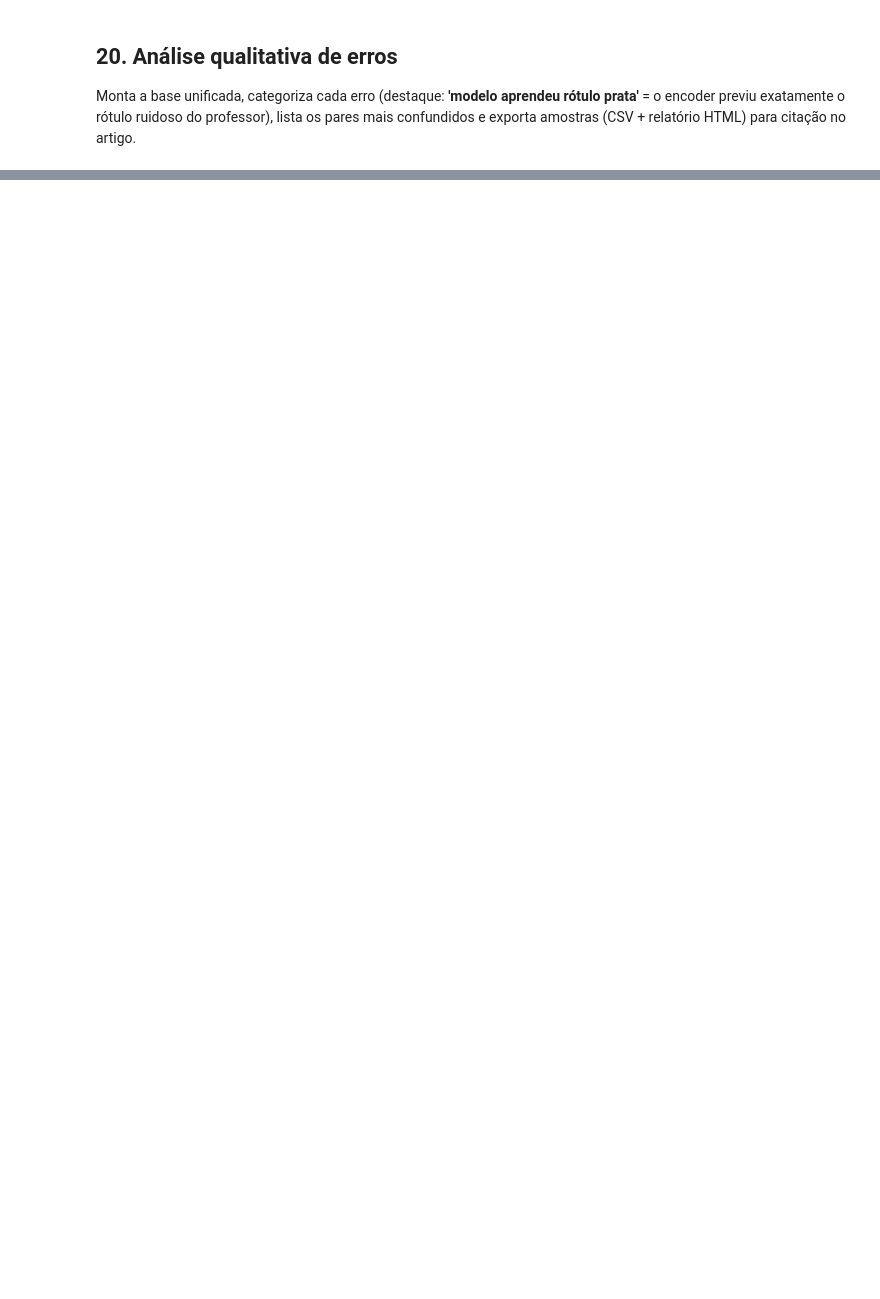
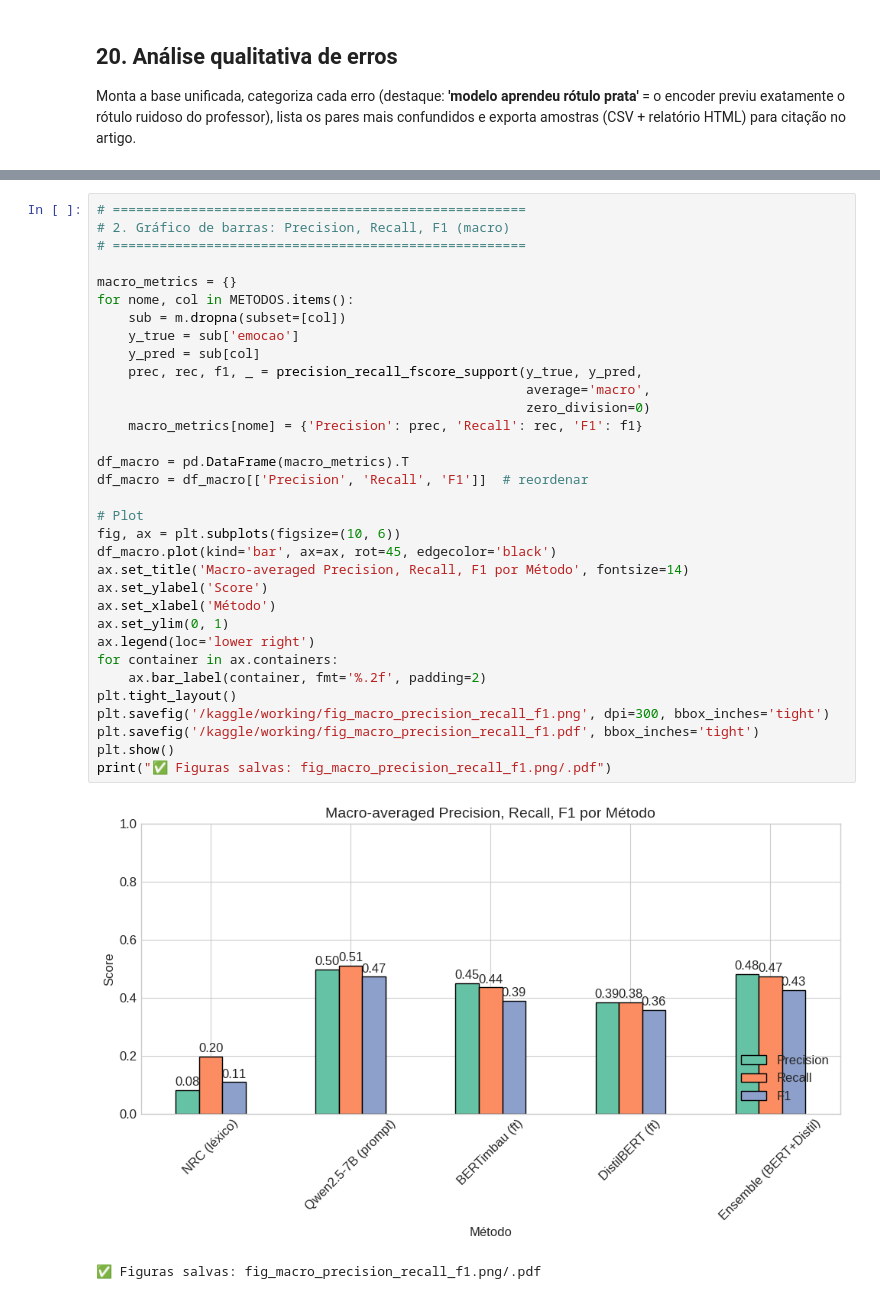
Before and after one commit to sarahregina-dev/MusicEmotionPLN, a Jupyter notebook: plnmusicemotion.ipynb, the cells around one changed output, grey strips where cells are left out. Cells and saved outputs as stored; diff of their text form; blank space fills up the shorter version.

Commit message:
Kaggle Notebook | PLNMusicEmotion | Version 14

```diff
--- a/plnmusicemotion.ipynb
+++ b/plnmusicemotion.ipynb
@@ -1429,0 +1947,36 @@ display(amostra_qwen)
+# %%
+# =====================================================
+# 2. Gráfico de barras: Precision, Recall, F1 (macro)
+# =====================================================
+
+macro_metrics = {}
+for nome, col in METODOS.items():
+    sub = m.dropna(subset=[col])
+    y_true = sub['emocao']
+    y_pred = sub[col]
+    prec, rec, f1, _ = precision_recall_fscore_support(y_true, y_pred,
+                                                       average='macro',
+                                                       zero_division=0)
+    macro_metrics[nome] = {'Precision': prec, 'Recall': rec, 'F1': f1}
+
+df_macro = pd.DataFrame(macro_metrics).T
+df_macro = df_macro[['Precision', 'Recall', 'F1']]  # reordenar
+
+# Plot
+fig, ax = plt.subplots(figsize=(10, 6))
+df_macro.plot(kind='bar', ax=ax, rot=45, edgecolor='black')
+ax.set_title('Macro-averaged Precision, Recall, F1 por Método', fontsize=14)
+ax.set_ylabel('Score')
+ax.set_xlabel('Método')
+ax.set_ylim(0, 1)
+ax.legend(loc='lower right')
+for container in ax.containers:
+    ax.bar_label(container, fmt='%.2f', padding=2)
+plt.tight_layout()
+plt.savefig('/kaggle/working/fig_macro_precision_recall_f1.png', dpi=300, bbox_inches='tight')
+plt.savefig('/kaggle/working/fig_macro_precision_recall_f1.pdf', bbox_inches='tight')
+plt.show()
+print("✅ Figuras salvas: fig_macro_precision_recall_f1.png/.pdf")
+# %% [output]
+[figure, added]
+✅ Figuras salvas: fig_macro_precision_recall_f1.png/.pdf
```
Also changed, not shown: parts of 47 cells of this notebook.
